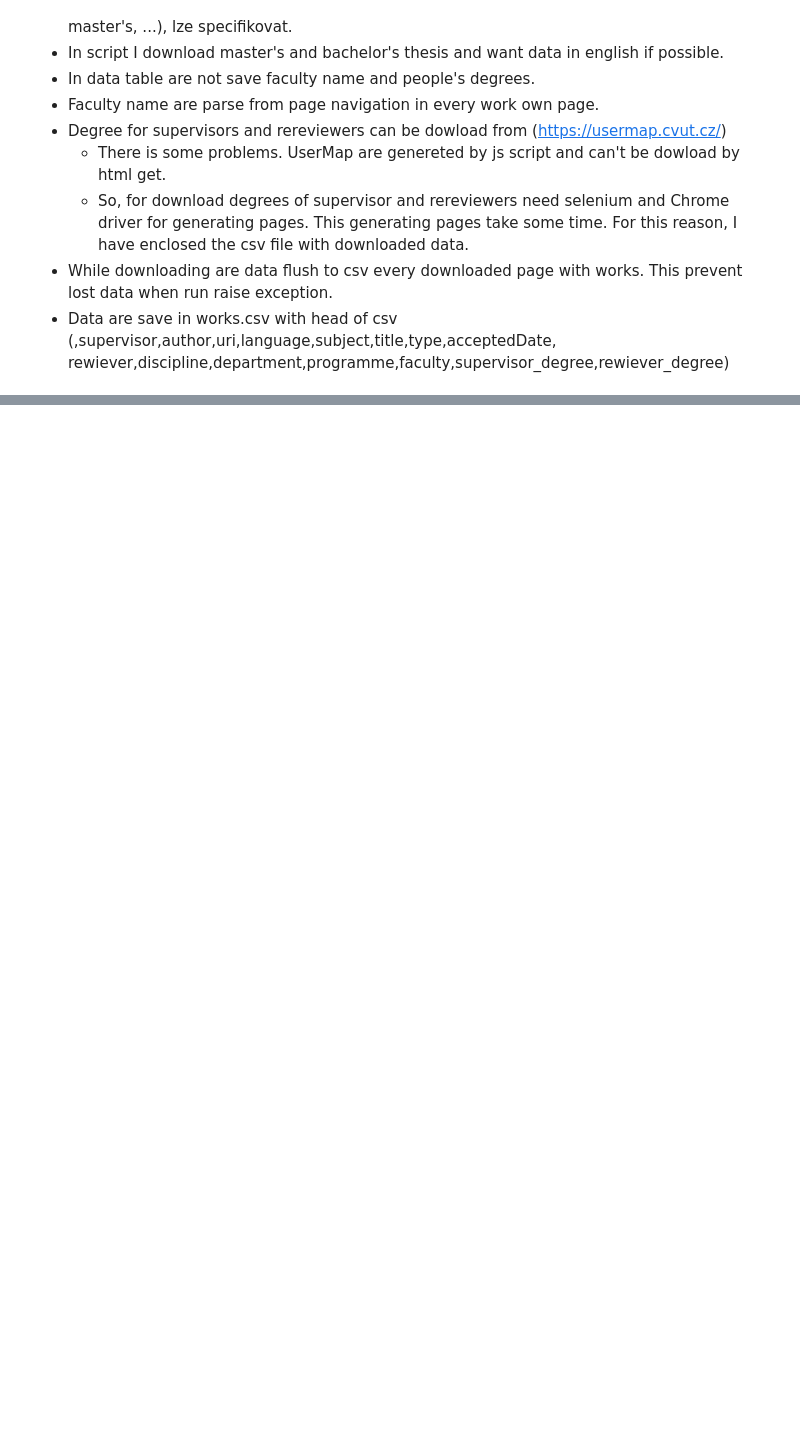
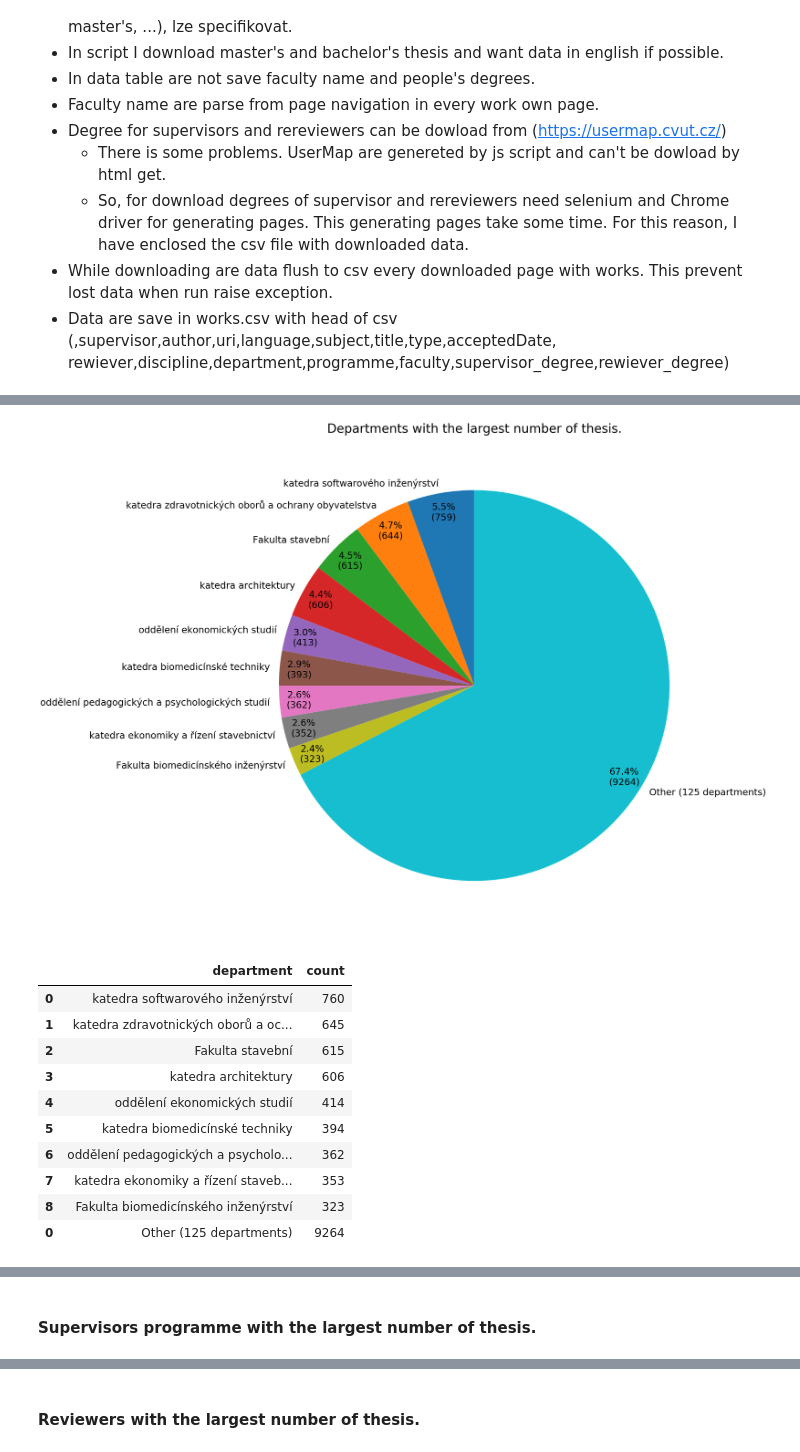
Before and after one commit to martilad/MI-PDD2018_tasks, a Jupyter notebook: 01/homework_01_B181.ipynb, the cells around one changed output, grey strips where cells are left out. Drawn from its saved outputs; the diff is of its cells as text; code cells hidden in the pictures; blank space fills up the shorter version.

```diff
--- a/01/homework_01_B181.ipynb
+++ b/01/homework_01_B181.ipynb
@@ -366,0 +369,70 @@ display(df1.sort_values(by=boxLb).sort_values(by=xLb))
+# %%
+dataCVUT = RAW_DATA.copy()
+
+def func(pct, allvals):
+    absolute = int(pct/100.*np.sum(allvals))
+    return "{:.1f}%\n({:d})".format(pct, absolute)
+
+def pieChart(sizes, labels, title):
+
+    plt.rc('axes',labelsize=20, titlesize=30)
+    fig1, ax1 = plt.subplots(figsize=(25,30))
+    ax1.pie(sizes, labels=labels, autopct=lambda pct: func(pct, sizes),
+        startangle=90, textprops={'fontsize': 30}, pctdistance=0.9, labeldistance=1.05)
+    ax1.axis('equal')  # Equal aspect ratio ensures that pie is drawn as a circle.
+    ax1.set_title(title, size = 40)
+
+    plt.show()
+
+
+def pieChartFromDataFrame(dataFrame, groupBy, otherName, numberOfPieces, title):
+    dataFrame = pd.DataFrame({'count' : dataCVUT.groupby([groupBy]).size().sort_values(ascending=False)}).reset_index()
+    tmp = dataFrame.loc[numberOfPieces:,:].sum()
+    tmp[groupBy] = "Other (" + str(dataFrame.loc[:,:].count()['count']) + " " + otherName + ")"
+    dataFrame = pd.concat([dataFrame.loc[:numberOfPieces,:],pd.DataFrame(tmp).transpose()], sort=False)
+
+    labels = dataFrame[groupBy]
+    sizes = dataFrame['count']
+
+    explode = [0] * len(labels)
+
+    pieChart(sizes, labels,title )
+    display(dataFrame)
+
+
+pieChartFromDataFrame(dataCVUT, 'department', "departments", 8,
+                      "Departments with the largest number of thesis.")
+
+
+pieChartFromDataFrame(dataCVUT, 'programme', "programs", 8,
+                      "Study programme with the largest number of thesis.")
+
+numberOfPieces = 10
+display(Markdown("#### Supervisors programme with the largest number of thesis."))
+
+dataFrame = pd.DataFrame({'count' : dataCVUT.groupby(['supervisor']).size().sort_values(ascending=False)}).reset_index()
+tmp = dataFrame.loc[numberOfPieces:,:].sum()
+tmp['supervisor'] = "Other (" + str(dataFrame.loc[:,:].count()['count']) + " " + 'supervisors' + ")"
+dataFrame = pd.concat([dataFrame.loc[:numberOfPieces,:],pd.DataFrame(tmp).transpose()], sort=False)
+dataFrame['percent'] = (dataFrame['count'] / dataFrame['count'].sum())*100.
+display(dataFrame)
+display(Markdown("#### Reviewers with the largest number of thesis."))
+dataFrame = pd.DataFrame({'count' : dataCVUT.groupby(['rewiever']).size().sort_values(ascending=False)}).reset_index()
+tmp = dataFrame.loc[numberOfPieces:,:].sum()
+tmp['rewiever'] = "Other (" + str(dataFrame.loc[:,:].count()['count']) + " " + 'reviewers' + ")"
+dataFrame = pd.concat([dataFrame.loc[:numberOfPieces,:],pd.DataFrame(tmp).transpose()], sort=False)
+dataFrame['percent'] = (dataFrame['count'] / dataFrame['count'].sum())*100.
+display(dataFrame)
+# %% [output]
+[figure, added]
+|  | department | count |
+| 0 | katedra softwarového inženýrství | 760 |
+| 1 | katedra zdravotnických oborů a oc... | 645 |
+| 2 | Fakulta stavební | 615 |
+| 3 | katedra architektury | 606 |
+| 4 | oddělení ekonomických studií | 414 |
+| 5 | katedra biomedicínské techniky | 394 |
+| 6 | oddělení pedagogických a psycholo... | 362 |
+| 7 | katedra ekonomiky a řízení staveb... | 353 |
+| 8 | Fakulta biomedicínského inženýrství | 323 |
+| 0 | Other (125 departments) | 9264 |
@@ -366,0 +451 @@ display(df1.sort_values(by=boxLb).sort_values(by=xLb))
+#### Supervisors programme with the largest number of thesis.
@@ -366,0 +465 @@ display(df1.sort_values(by=boxLb).sort_values(by=xLb))
+#### Reviewers with the largest number of thesis.
```
Also changed, not shown: parts of 8 cells of this notebook, 1 other file.
